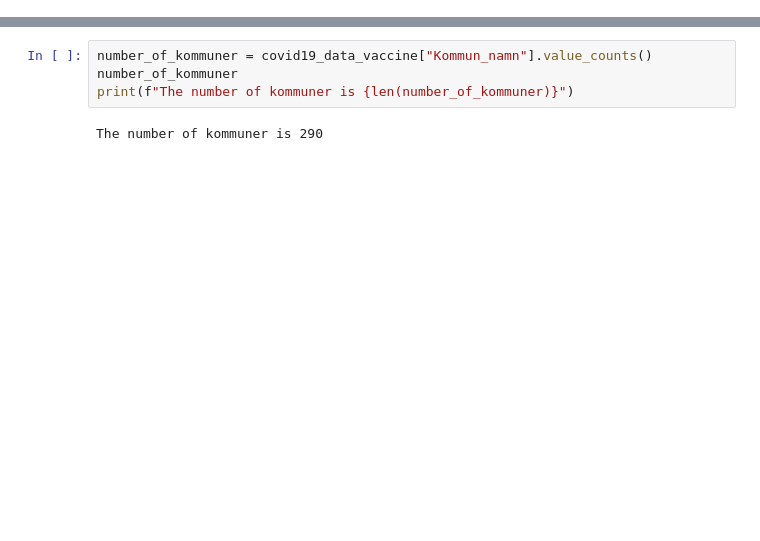
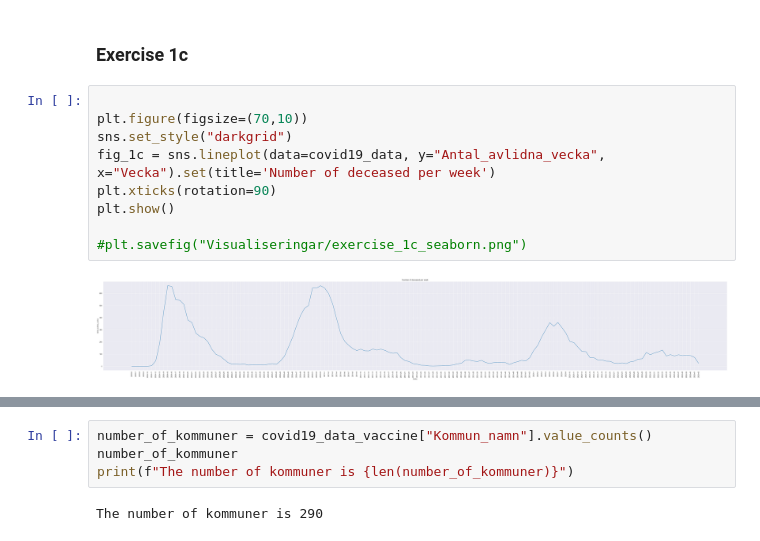
Before and after one commit to Jenniferola/Databehandling-Jennifer-Olausson, a Jupyter notebook: Labb_1_databehandling/main.ipynb, the cells around one changed output, grey strips where cells are left out. Saved outputs shown, nothing was run; the diff lists cells and outputs as text; blank space fills up the shorter version.

```diff
--- a/Labb_1_databehandling/main.ipynb
+++ b/Labb_1_databehandling/main.ipynb
@@ -213,0 +76,13 @@ The number of kommuner is 21
+# %% [markdown]
+### Exercise 1c
+# %%
+
+plt.figure(figsize=(70,10))
+sns.set_style("darkgrid")
+fig_1c = sns.lineplot(data=covid19_data, y="Antal_avlidna_vecka", x="Vecka").set(title='Number of deceased per week')
+plt.xticks(rotation=90)
+plt.show()
+
+#plt.savefig("Visualiseringar/exercise_1c_seaborn.png")
+# %% [output]
+[figure, added]
```
Also changed, not shown: parts of 89 cells of this notebook, 26 other files.
